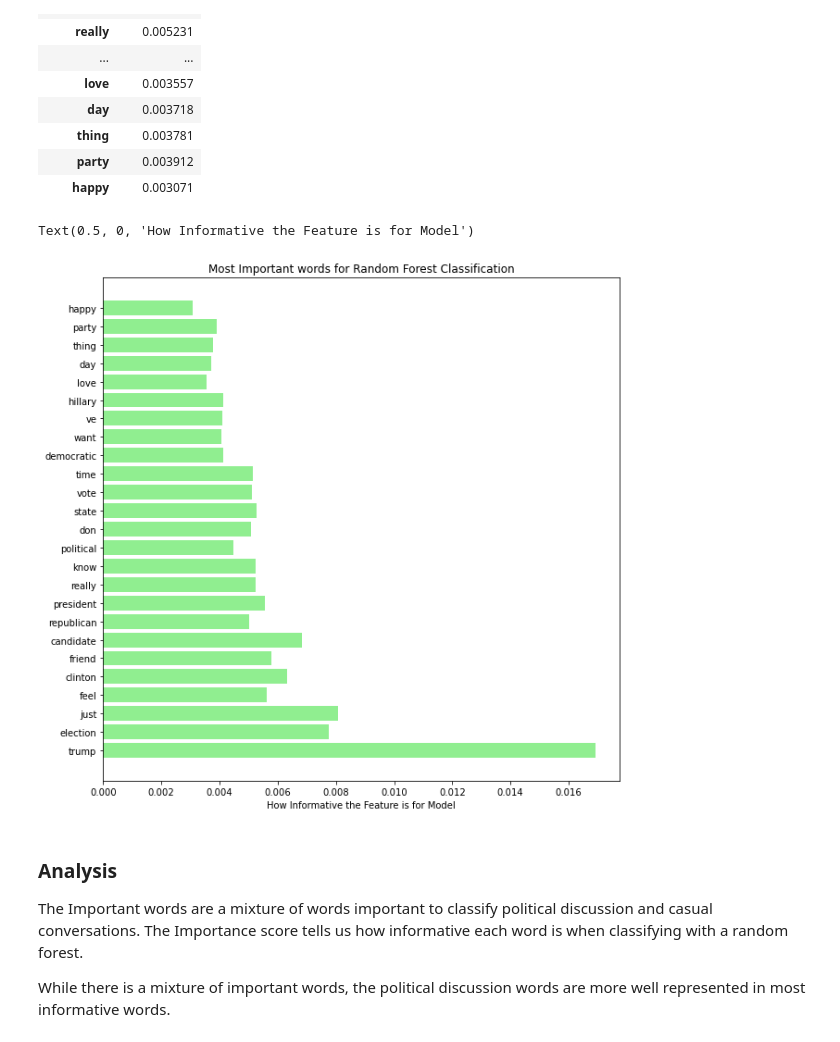
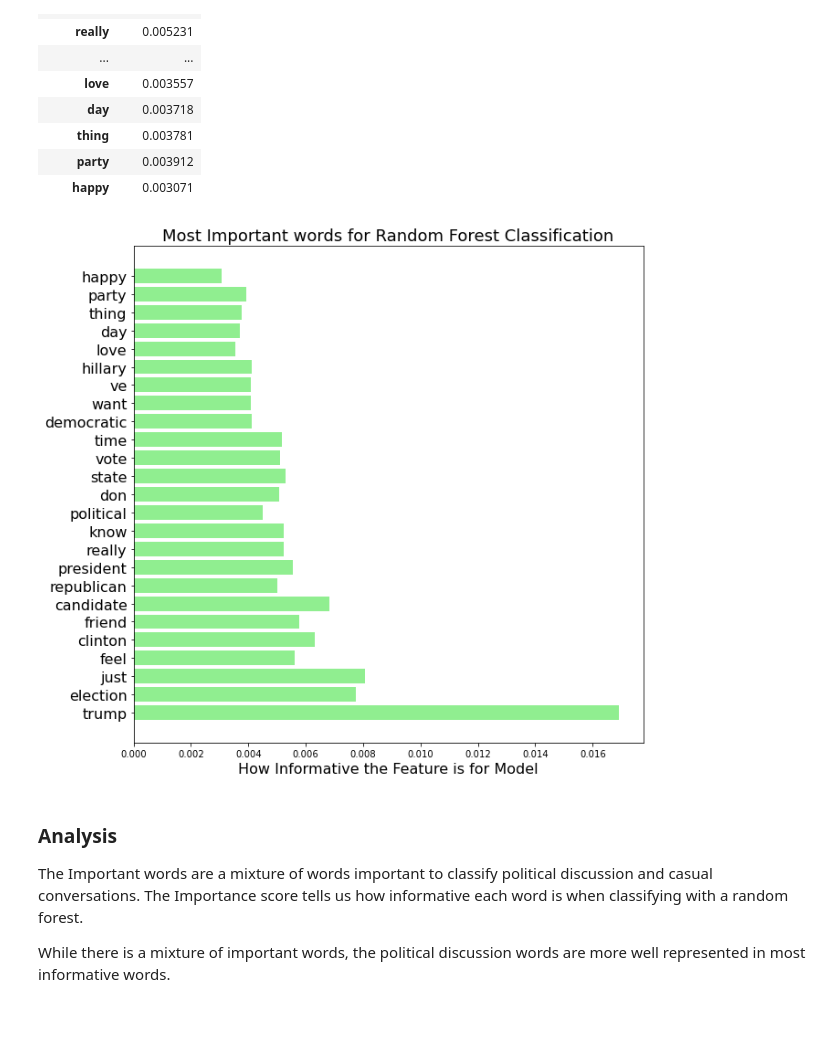
Before and after one commit to ethankuehl/subreddit_classifier, a Jupyter notebook: Code/03B-Random_Forest.ipynb, the cells around one changed output. Cells and saved outputs as stored; diff of their text form; code cells hidden in the pictures.

```diff
--- a/Code/03B-Random_Forest.ipynb
+++ b/Code/03B-Random_Forest.ipynb
@@ -169,11 +169,11 @@ feature_df
 # %%
 plt.figure(figsize=(10,10))
 plt.barh(feature_df.index, feature_df['Importance'], color='lightgreen')
-plt.title('Most Important words for Random Forest Classification')
-plt.xlabel('How Informative the Feature is for Model');
+plt.title('Most Important words for Random Forest Classification', fontsize=18)
+plt.xlabel('How Informative the Feature is for Model', fontsize=16)
+plt.yticks(fontsize=16);
 # %% [output]
-Text(0.5, 0, 'How Informative the Feature is for Model')
-[figure, old version]
+[figure, new version]
 # %% [markdown]
 ### Analysis
 The Important words are a mixture of words important to classify political discussion and casual conversations. The Importance score tells us how informative each word is when classifying with a random forest.
```
Also changed, not shown: parts of 3 cells of this notebook, 1 other file.
